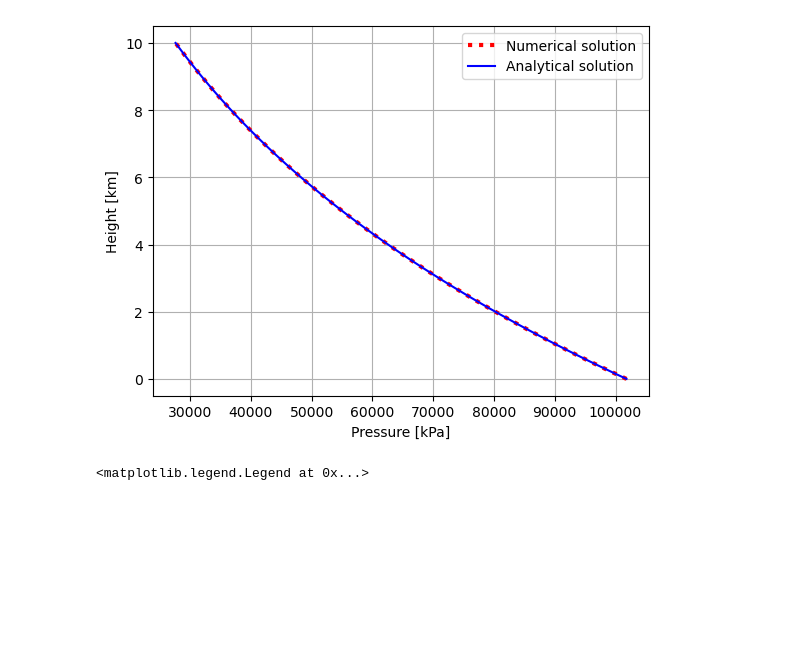
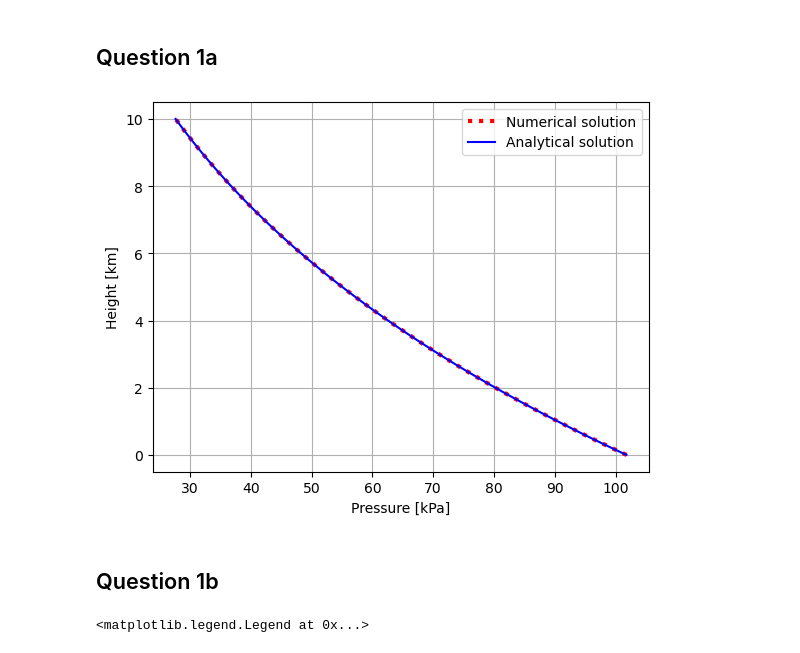
Before and after one commit to maxxyvvdb/Dynamics-Q2-projects, a Jupyter notebook: Week_2.ipynb, the cells around one changed output. Saved outputs shown, nothing was run; the diff lists cells and outputs as text; code cells hidden in the pictures; blank space fills up the shorter version.

```diff
--- a/Week_2.ipynb
+++ b/Week_2.ipynb
@@ -1,6 +1,8 @@
 # %%
 import numpy as np
 import matplotlib.pyplot as plt
+# %% [markdown]
+## Question 1a
 # %%
 class atmosphere:
 
@@ -20,37 +22,39 @@ class atmosphere:
 
         #numerical
         p=np.zeros(len(z))
         p[0]=self.p_sfc
 
         for i in range(len(Tz)-1):
             T=(Tz[i]+Tz[i+1])/2
             p[i+1]=p[i]*np.exp(-g*np.gradient(self.z)[0]/(Rd*T))
 
         #analytical
         self.pz_analytical=self.p_sfc*((self.T_sfc+self.gamma*self.z)/self.T_sfc)**(-g/(Rd*self.gamma))
 
 
         self.pz=p
         self.density=p/(Rd*T)
 
     def plot_pz(self):
-
-        plt.plot(self.pz,self.z,label='Numerical solution',c='r',linewidth=3,linestyle='dotted')
-        plt.plot(self.pz_analytical,self.z,label='Analytical solution',c='b')
+        #in kPa because it's nice
+        plt.plot(self.pz/1000,self.z,label='Numerical solution',c='r',linewidth=3,linestyle='dotted')
+        plt.plot(self.pz_analytical/1000,self.z,label='Analytical solution',c='b')
 
 
         plt.xlabel("Pressure [kPa]")
         plt.ylabel("Height [km]")
         plt.grid()
         plt.legend()
 
 
 model = atmosphere()
 model.p_z(np.linspace(0,10,101))
 
 model.plot_pz()
 # %% [output]
-[figure, old version]
+[figure, new version]
+# %% [markdown]
+## Question 1b
 # %%
 plt.plot(model.density,model.z,label="Density curve")
 
```
Also changed, not shown: parts of 6 cells of this notebook, 1 other file.
